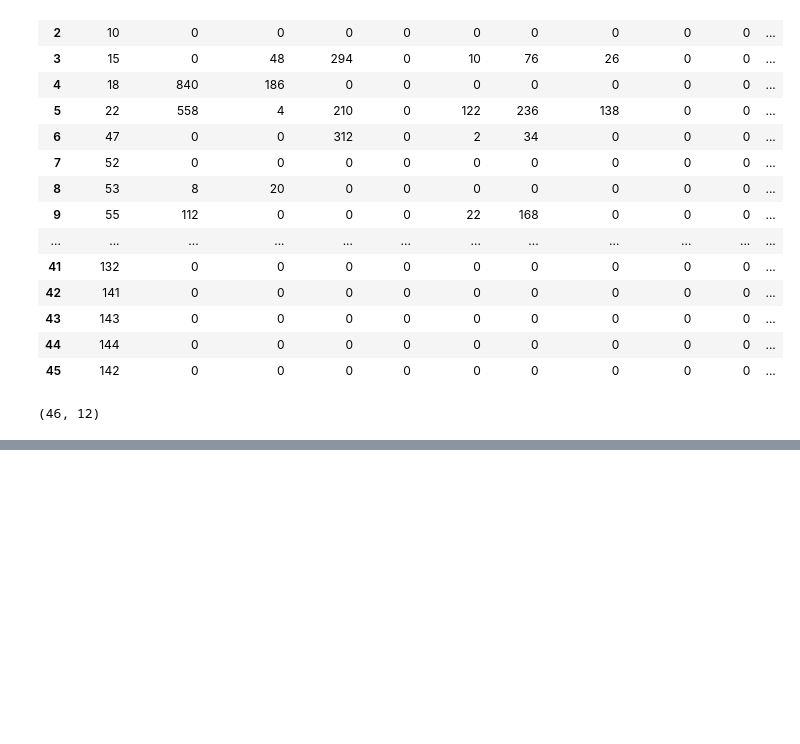
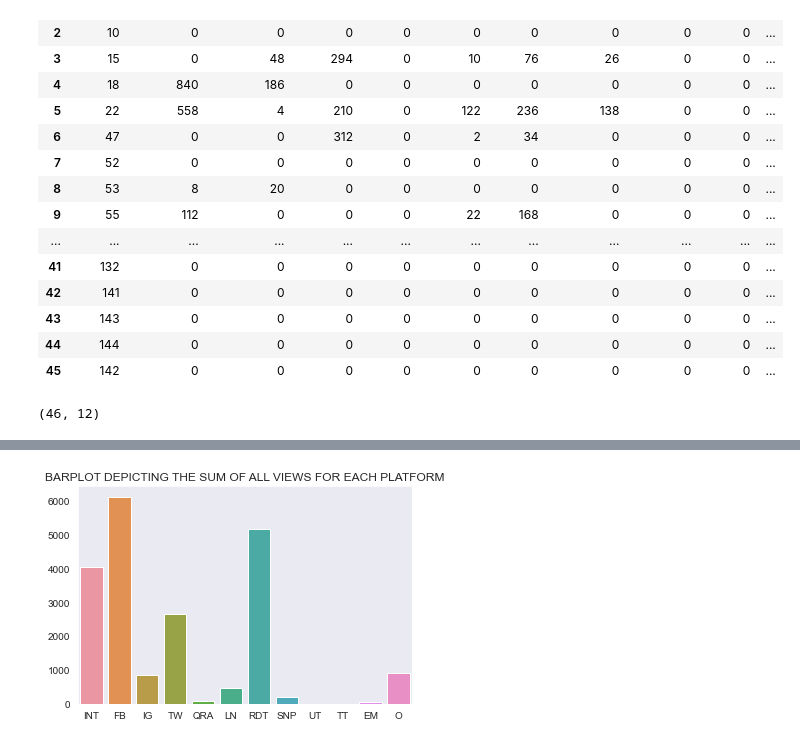
Before and after one commit to PrajjwalPathak/One-Percent-Projects, a Jupyter notebook: Data_Analysis/Intern_Google_csv.ipynb, the cells around one changed output, grey strips where cells are left out. Saved outputs shown, nothing was run; the diff lists cells and outputs as text; code cells hidden in the pictures; blank space fills up the shorter version.

```diff
--- a/Data_Analysis/Intern_Google_csv.ipynb
+++ b/Data_Analysis/Intern_Google_csv.ipynb
@@ -35,0 +100,7 @@ plt.plot(a['FACEBOOK'])
+# %%
+label_short=["INT","FB","IG","TW","QRA","LN","RDT","SNP","UT","TT","EM","O"]
+sns.barplot(x=label_short, y=total_views)
+plt.title("BARPLOT DEPICTING THE SUM OF ALL VIEWS FOR EACH PLATFORM")
+plt.show()
+# %% [output]
+[figure, added]
```
Also changed, not shown: parts of 28 cells of this notebook.
